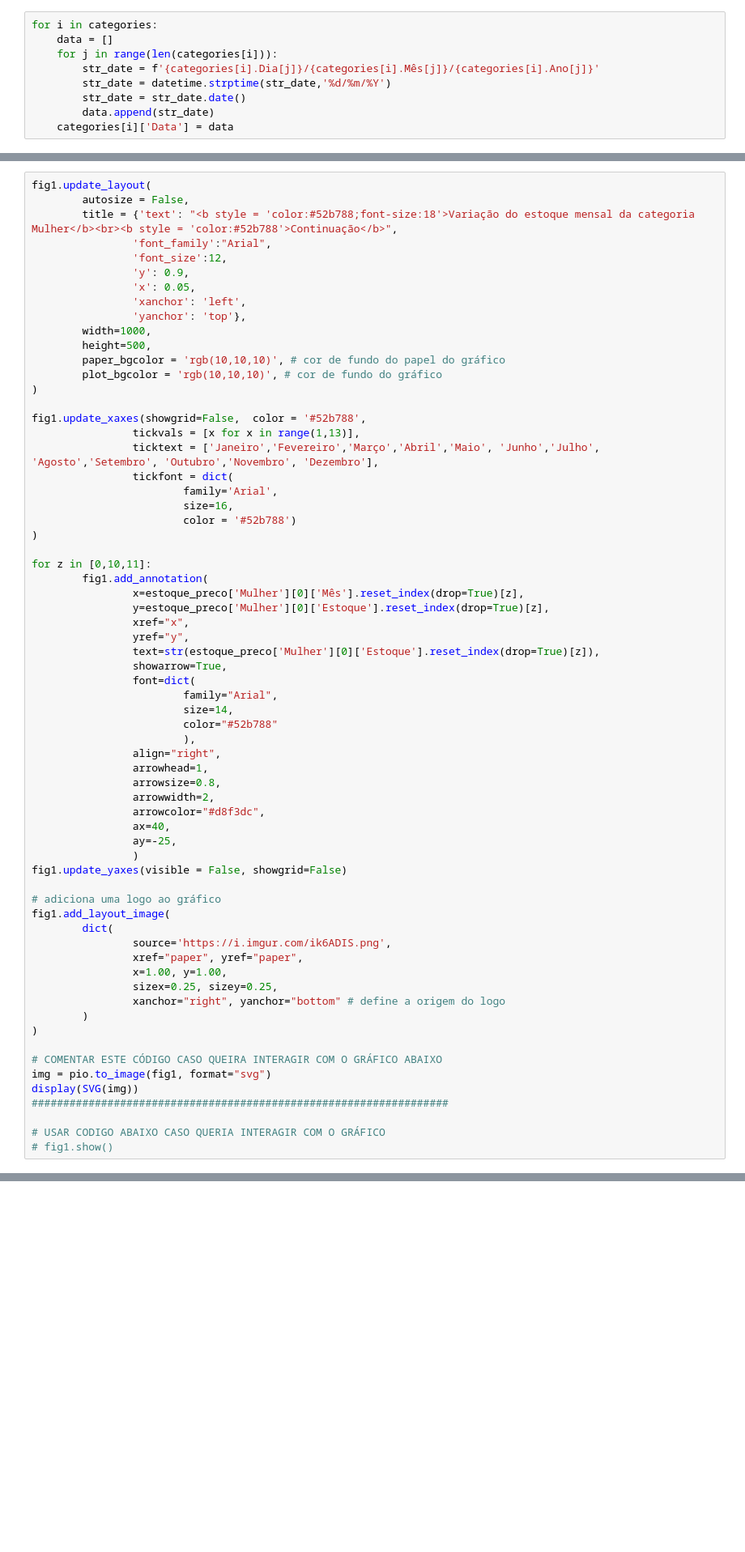
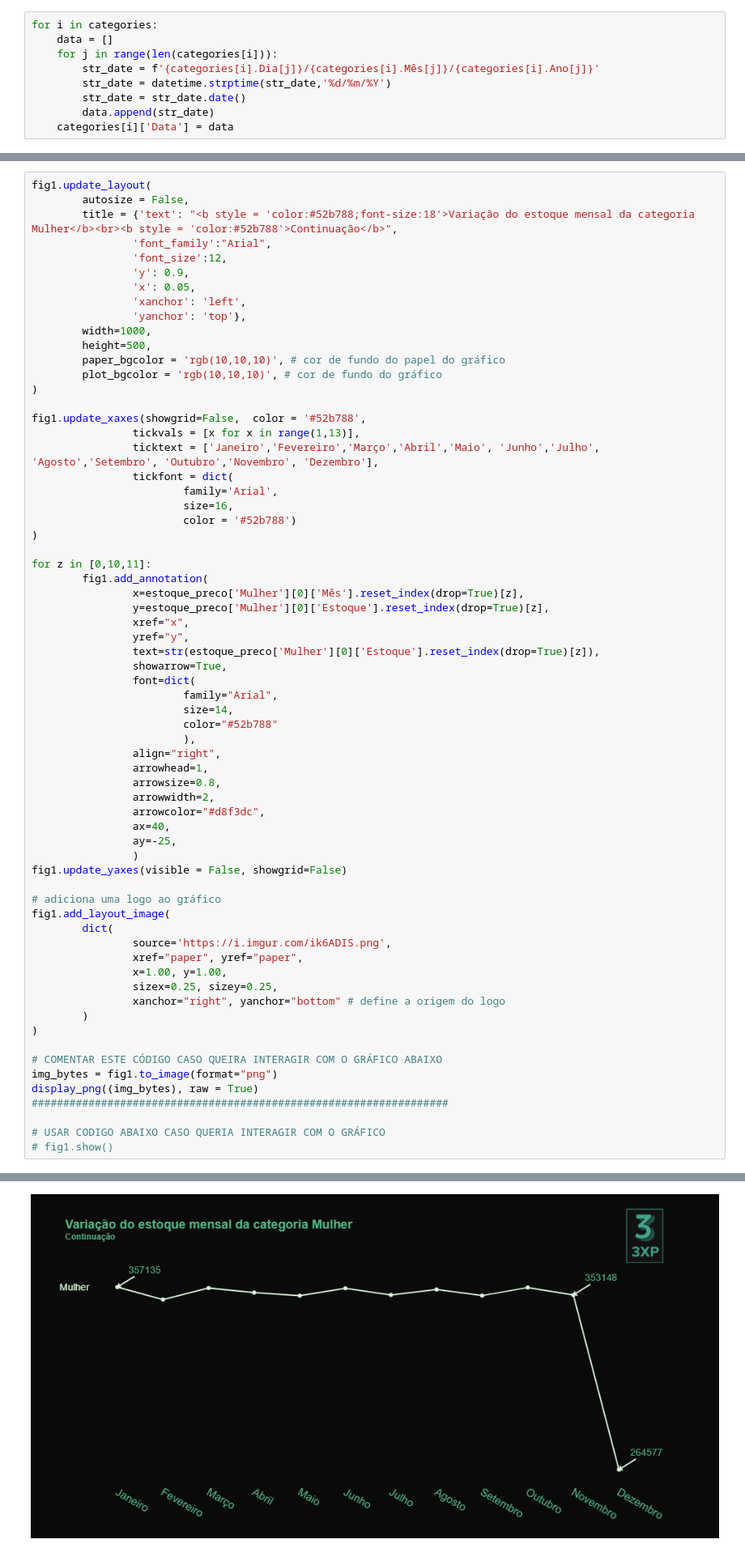
Before and after one commit to AugustoCRX/bootcamp_blue, a Jupyter notebook: Business Inteligence/Análise de Business Inteligence.ipynb, the cells around one changed output, grey strips where cells are left out. Shown: that part at 81% size. Drawn from its saved outputs; the diff is of its cells as text; blank space fills up the shorter version.

```diff
--- a/Business Inteligence/Análise de Business Inteligence.ipynb
+++ b/Business Inteligence/Análise de Business Inteligence.ipynb
@@ -591,8 +591,8 @@ fig1.add_layout_image(
 )
 
 # COMENTAR ESTE CÓDIGO CASO QUEIRA INTERAGIR COM O GRÁFICO ABAIXO
-img = pio.to_image(fig1, format="svg")
-display(SVG(img))
+img_bytes = fig1.to_image(format="png")
+display_png((img_bytes), raw = True)
 ##################################################################
 
 # USAR CODIGO ABAIXO CASO QUERIA INTERAGIR COM O GRÁFICO
@@ -602,3 +601,4 @@ display(SVG(img))
+[figure, added]
 # %%
 google.rename(columns = {
         'Mercado Livre: (Brasil)':'Mercado Livre' ,
```
Also changed, not shown: parts of 9 cells of this notebook.
